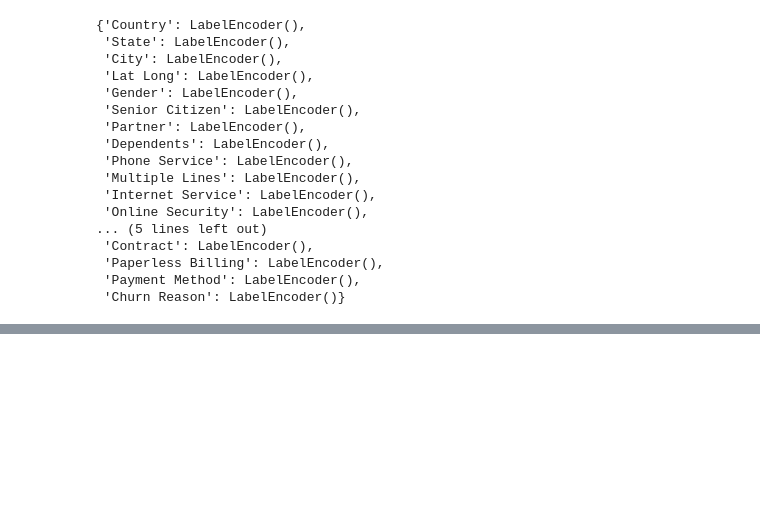
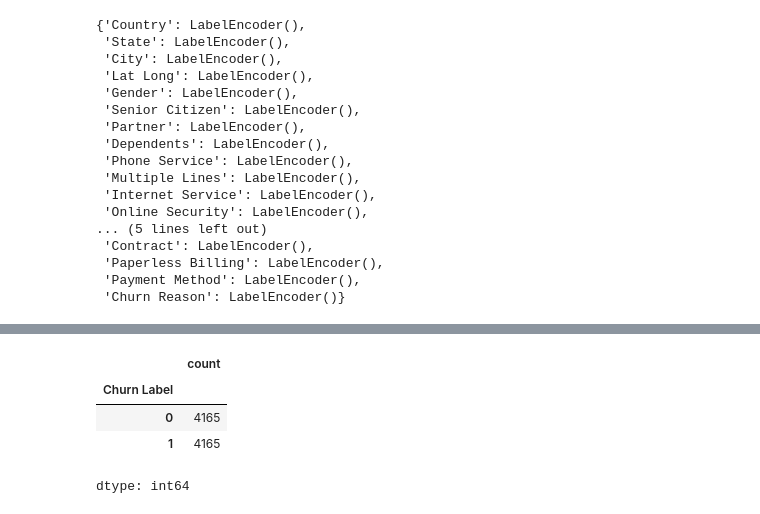
Before and after one commit to ndegwaanth/Telco-customer_churn_predictions, a Jupyter notebook: Customer_churn_Predictions.ipynb, the cells around one changed output, grey strips where cells are left out. Cells and saved outputs as stored; diff of their text form; code cells hidden in the pictures; blank space fills up the shorter version.

```diff
--- a/Customer_churn_Predictions.ipynb
+++ b/Customer_churn_Predictions.ipynb
@@ -387,0 +444,8 @@ df[numerical_columns] = scaler.fit_transform(df[numerical_columns])
+# %%
+y_train_resampled.value_counts()
+# %% [output]
+|  | count |
+| Churn Label |  |
+| 0 | 4165 |
+| 1 | 4165 |
+dtype: int64
```
Also changed, not shown: parts of 29 cells of this notebook.
